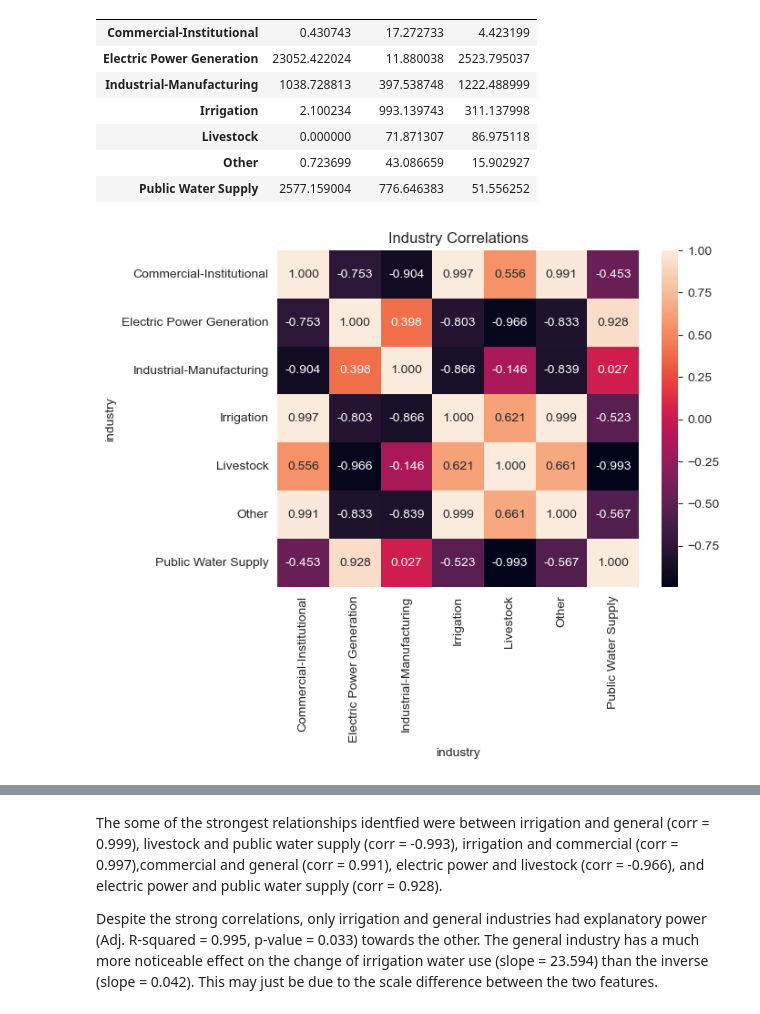
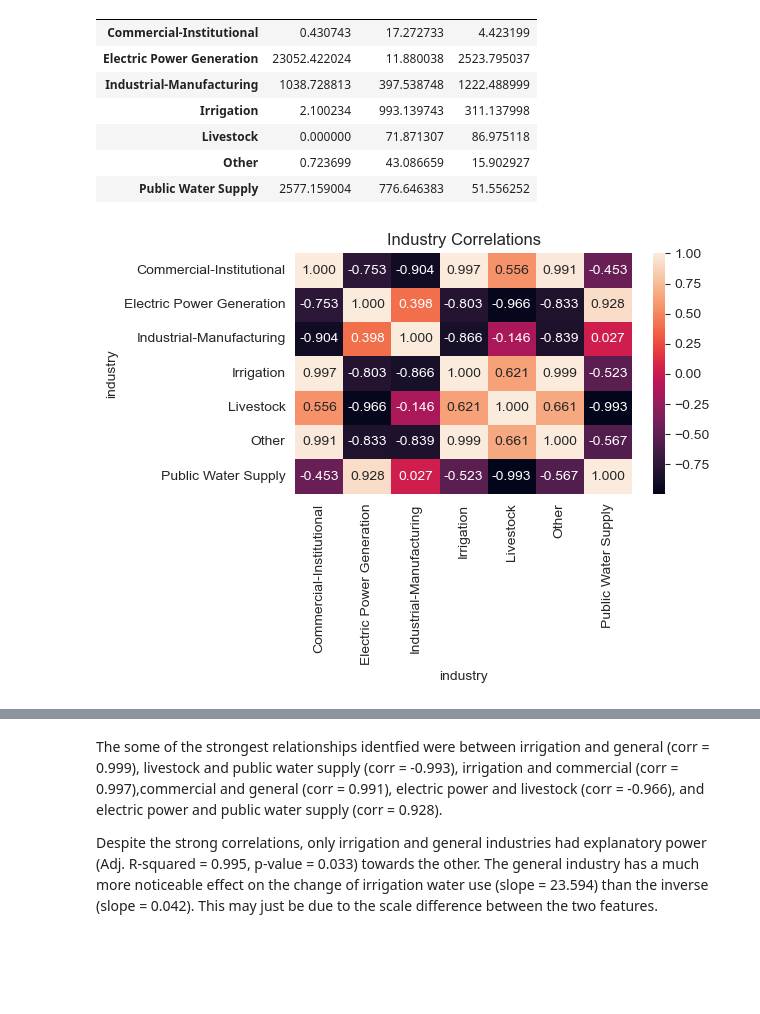
Before and after one commit to jpjavier23/michigan_water_use, a Jupyter notebook: michigan_water_use.ipynb, the cells around one changed output, grey strips where cells are left out. Drawn from its saved outputs; the diff is of its cells as text; code cells hidden in the pictures; blank space fills up the shorter version.

```diff
--- a/michigan_water_use.ipynb
+++ b/michigan_water_use.ipynb
@@ -814,10 +828,11 @@ ind_cor = wi_df1.transpose().corr()
 # %%
 sns.heatmap(ind_cor, annot = True, fmt = '.3f')
 plt.title('Industry Correlations')
+plt.tight_layout()
 plt.savefig('figures/fig_4.png')
 plt.show()
 # %% [output]
-[figure, old version]
+[figure, new version]
 # %%
 ind_rel = [
     ('Commercial-Institutional', 'Industrial-Manufacturing'),
```
Also changed, not shown: parts of 25 cells of this notebook, 21 other files.
